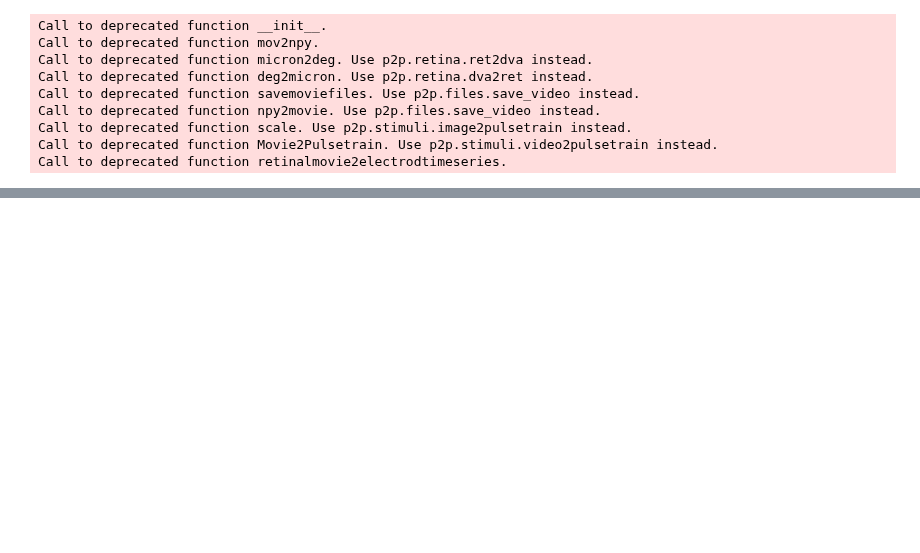
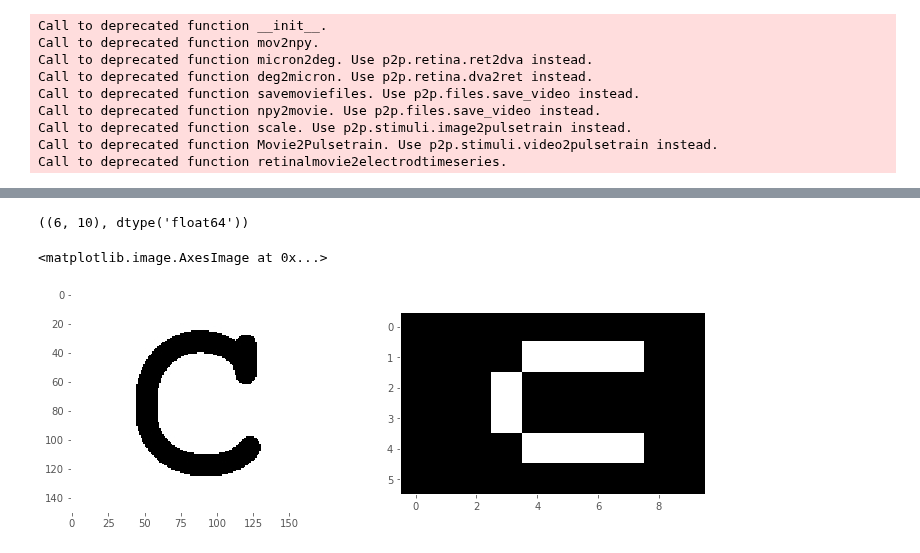
Before and after one commit to pulse2percept/pulse2percept, a Jupyter notebook: examples/notebooks/0.1-image2percept.ipynb, the cells around one changed output, grey strips where cells are left out. Saved outputs shown, nothing was run; the diff lists cells and outputs as text; code cells hidden in the pictures; blank space fills up the shorter version.

```diff
--- a/examples/notebooks/0.1-image2percept.ipynb
+++ b/examples/notebooks/0.1-image2percept.ipynb
@@ -4,6 +4,8 @@ import pickle
 import matplotlib.pyplot as plt
 %matplotlib inline
 plt.style.use("ggplot")
+new_style = {'grid': False}
+plt.rc('axes', **new_style)
 
 import pulse2percept as p2p
 # %% [output]
@@ -23,2 +21,14 @@ perceptfile = 'percept-%s.jpg' % file
+# %%
+encoding = 'frequency'
+invert = True
+letter = 'C'
+
+datafile = 'letters/%s.jpg' % letter
+if invert:
+    file = '%s-%s-sampling50-invert-old' % (letter, encoding)
+else:
+    file = '%s-%s-sampling50-old' % (letter, encoding)
+stimfile = 'stim-%s.dat' % file
+perceptfile = 'percept-%s.jpg' % file
 # %%
 # Place an Argus I array on the retina
@@ -54,0 +75,16 @@ stim = pickle.load(open(stimfile, 'rb'))
+# %%
+img_stim = sit.resize(img_in, (6, 10))
+if invert:
+    img_stim = 1.0 -img_stim
+img_stim.shape, img_stim.dtype
+# %% [output]
+((6, 10), dtype('float64'))
+# %%
+plt.figure(figsize=(12, 4))
+plt.subplot(121)
+plt.imshow(img_in, cmap='gray')
+plt.subplot(122)
+plt.imshow(img_stim, cmap='gray')
+# %% [output]
+<matplotlib.image.AxesImage at 0x...>
+[figure, added]
```
Also changed, not shown: parts of 21 cells of this notebook, 9 other files.
